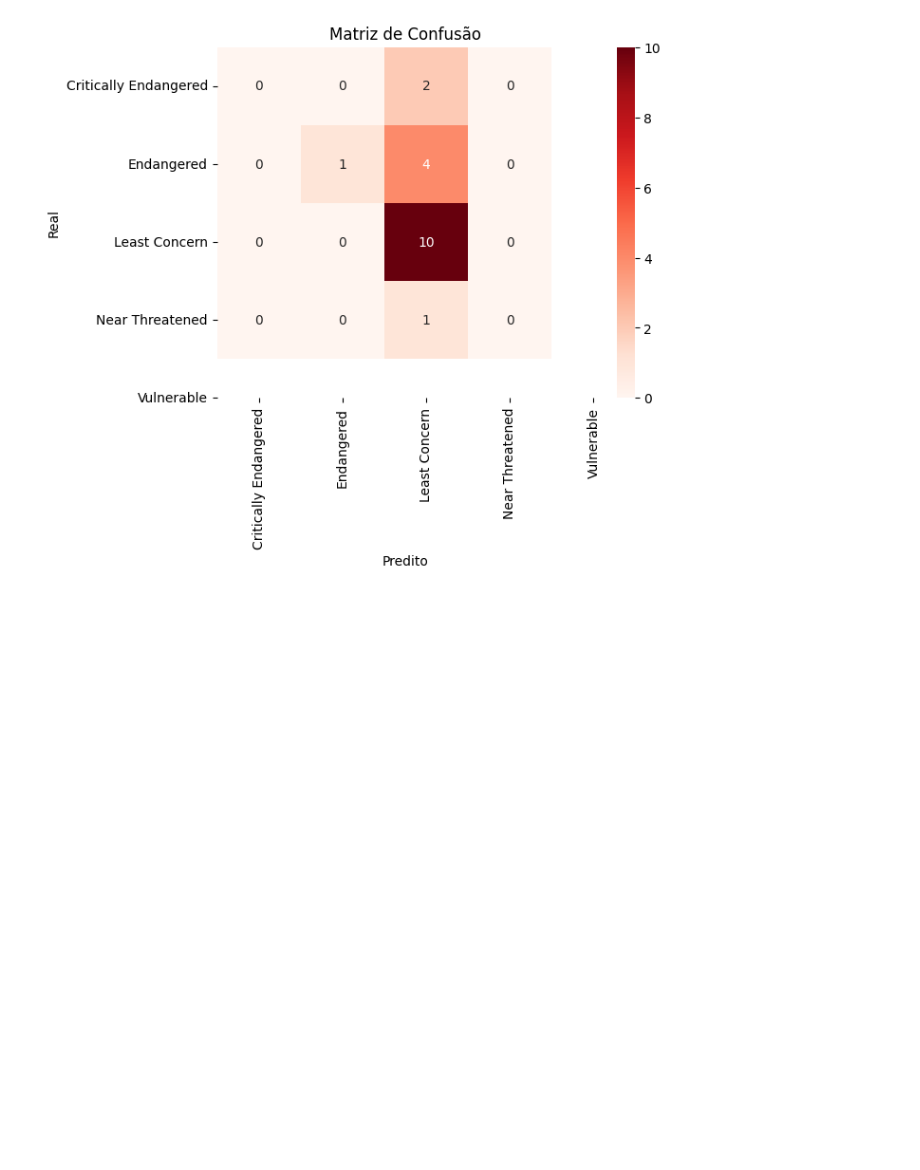
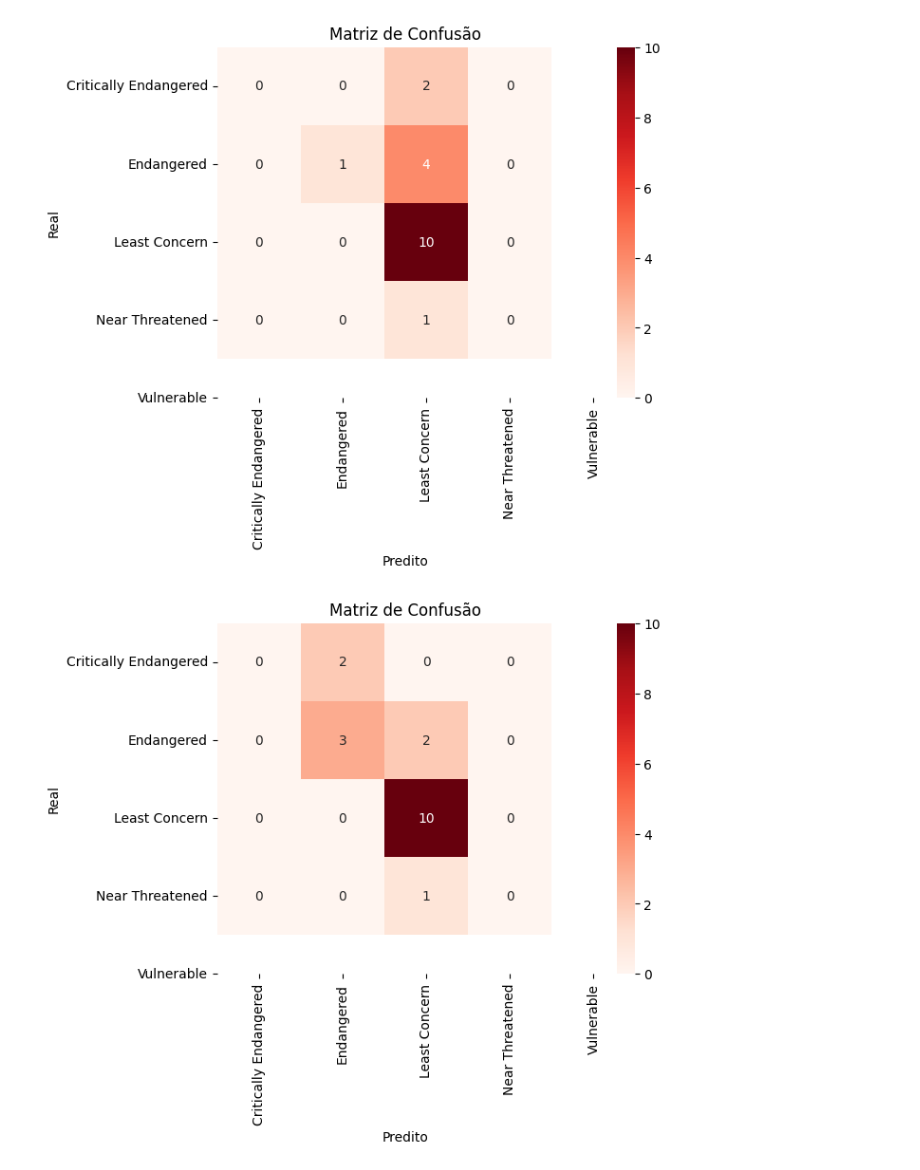
Before and after one commit to xaaaandao/din4072-applied-data-science, a Jupyter notebook: 09clf.ipynb, the cells around one changed output. Drawn from its saved outputs; the diff is of its cells as text; code cells hidden in the pictures; blank space fills up the shorter version.

```diff
--- a/09clf.ipynb
+++ b/09clf.ipynb
@@ -38,7 +36,8 @@ skf.get_n_splits(X, y)
 # %% [output]
 5
 # %%
-f1_scores = []
+f1_clf_scores = []
+f1_clf2_scores = []
 
 for fold, (train_index, test_index) in enumerate(skf.split(X, y)):
     print(f" Fold {fold}:")
@@ -47,16 +46,21 @@ for fold, (train_index, test_index) in enumerate(skf.split(X, y)):
     print(f"  X_train shape: {X_train.shape}")
     print(f"  X_test  shape: {X_test.shape}")
     clf = RandomForestClassifier(n_estimators=100, random_state=42)
+    clf2 = KNeighborsClassifier(n_neighbors=3)
     scaler = StandardScaler()
     X_train = scaler.fit_transform(X_train)
     clf.fit(X_train, y_train.values.ravel())
+    clf2.fit(X_train, y_train.values.ravel())
 
     scaler = StandardScaler()
     X_test = scaler.fit_transform(X_test)
     y_pred = clf.predict(X_test)
-    f1 = f1_score(y_test, y_pred, average='weighted')
-    f1_scores.append(f1)
-    print(f"  F1 Score: {f1}")
+    y_pred2 = clf2.predict(X_test)
+    f1_clf = f1_score(y_test, y_pred, average='weighted')
+    f1_clf2 = f1_score(y_test, y_pred2, average='weighted')
+    f1_clf_scores.append(f1_clf)
+    f1_clf2_scores.append(f1_clf2)
+    print(f" RF F1 Score: {f1_clf} | KNN F1 Score: {f1_clf2}")
 # %% [output]
  Fold 0:
   X_train shape: (72, 6)
@@ -105,3 +111,12 @@ plt.ylabel("Real")
 plt.show()
 # %% [output]
 [figure]
+# %%
+cm = confusion_matrix(y_test, y_pred2)
+sns.heatmap(cm, annot=True, fmt="d", cmap="Reds", xticklabels=le.classes_, yticklabels=le.classes_)
+plt.title("Matriz de Confusão")
+plt.xlabel("Predito")
+plt.ylabel("Real")
+plt.show()
+# %% [output]
+[figure, added]
```
Also changed, not shown: parts of 3 cells of this notebook, 2 other files.
